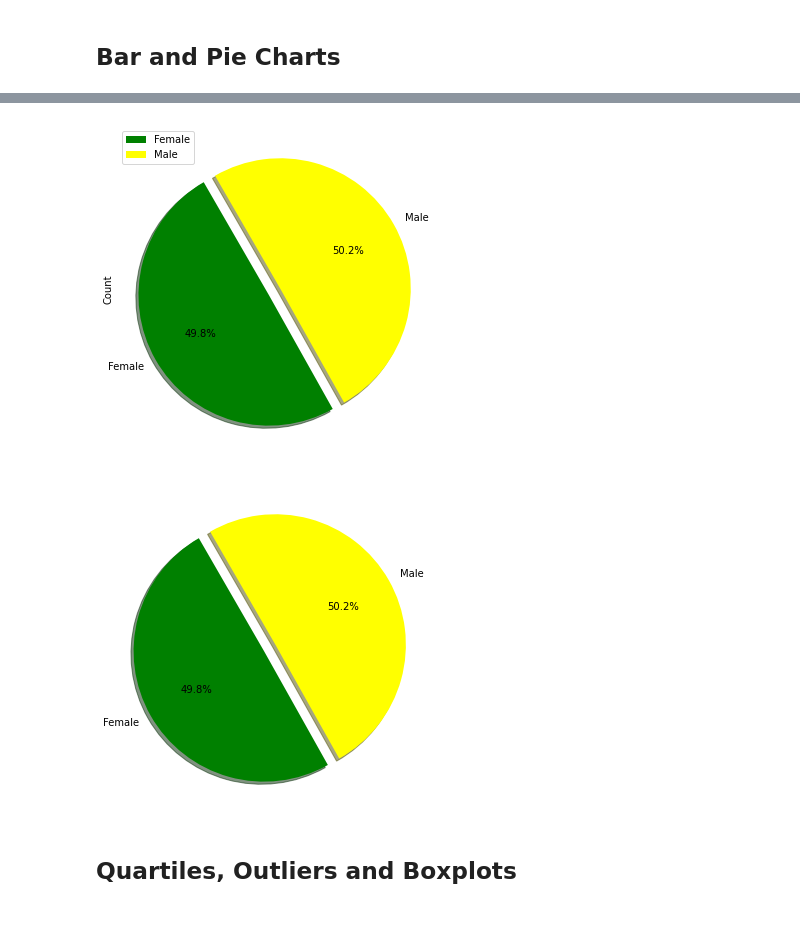
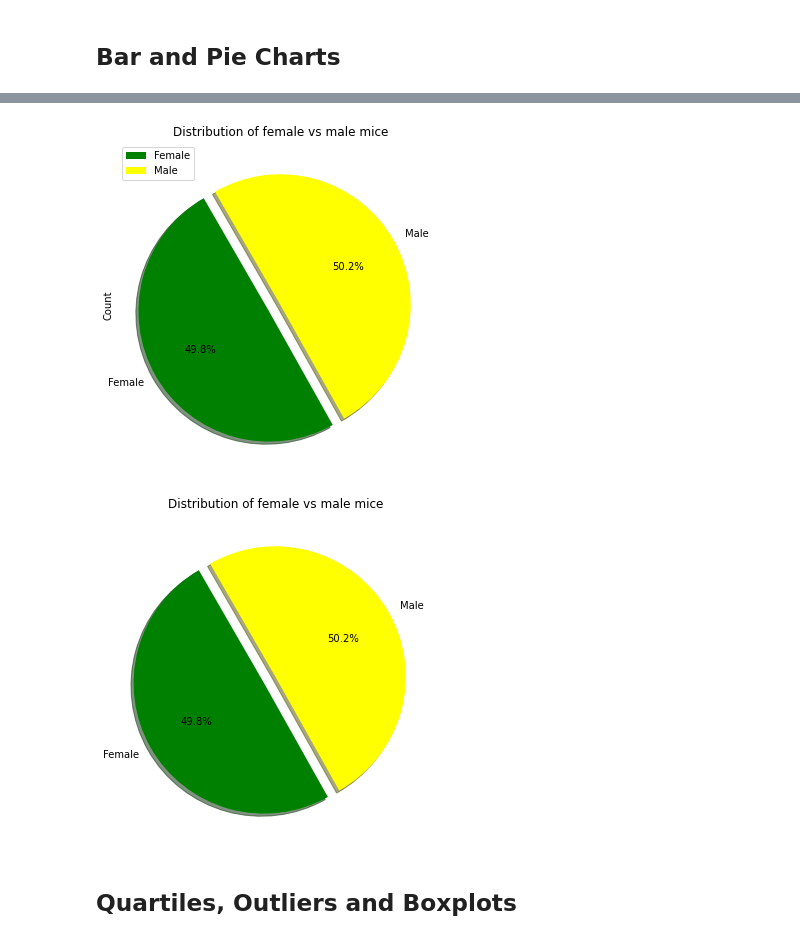
Before and after one commit to serdar-bayramov/Matplotlib-Challenge, a Jupyter notebook: main.ipynb, the cells around one changed output, grey strips where cells are left out. Drawn from its saved outputs; the diff is of its cells as text; code cells hidden in the pictures.

```diff
--- a/main.ipynb
+++ b/main.ipynb
@@ -121,13 +122,13 @@ user = list(timepoint_count)
 x_axis = np.arange(len(user))
 x_axis_names = list(combined_df['Drug Regimen'].unique())
 
-plt.bar(x_axis,user, color='r', alpha=0.5, align="center")
+plt.bar(tick_labels,user, color='r', alpha=0.5, align="center")
 tick_labels = ['Capomulin','Ceftamin','Infubinol','Ketapril','Naftisol','Placebo','Propriva','Ramicane',
               'Stelasyn','Zoniferol']
-plt.xticks(tick_locations, tick_labels)
-plt.rcParams["figure.figsize"] = (6,6)
+plt.rcParams["figure.figsize"] = (8,6)
 plt.xticks(rotation=90)
 plt.xlabel("Drug Regimens")
 plt.ylabel("Timepoints")
+plt.title('Total number of timepoints for each regimen')
 plt.show()
 # %% [output]
@@ -135,17 +136,17 @@ plt.show()
 # %%
 # Generate a pie plot showing the distribution of female versus male mice using Pandas
 gender_df = combined_df.groupby(['Sex','Mouse ID']).size()
 
 gender_count = gender_df.groupby(['Sex']).count()
 percentage = round(100 * gender_count / gender_count.sum(),2)
 
 gender_df = pd.DataFrame({"Count": gender_count, "Percentage": percentage})
 colors = ['green', 'yellow']
 explode = (0.1, 0)
-gender_pieplot_pandas = gender_df.plot.pie(y='Count',figsize=(6,6), colors = colors,
-                                           startangle=120, explode = explode, shadow = True, autopct="%1.1f%%")
+gender_pieplot_pandas = gender_df.plot.pie(y='Count',figsize=(6,6), colors = colors,startangle=120, explode = explode,
+                                           title="Distribution of female vs male mice", shadow = True, autopct="%1.1f%%")
 # %% [output]
-[figure, old version]
+[figure, new version]
 # %%
 # Generate a pie plot showing the distribution of female versus male mice using pyplot
 
@@ -154,10 +155,10 @@ colors = ['green', 'yellow']
 explode = (0.1, 0)
 
 plt.pie(percentage, explode=explode, labels=labels, colors=colors, autopct="%1.1f%%", shadow=True, startangle=120)
-
+plt.title('Distribution of female vs male mice')
 plt.show()
 # %% [output]
-[figure, old version]
+[figure, new version]
 # %% [markdown]
 ## Quartiles, Outliers and Boxplots
 # %%
```
Also changed, not shown: parts of 5 cells of this notebook.
